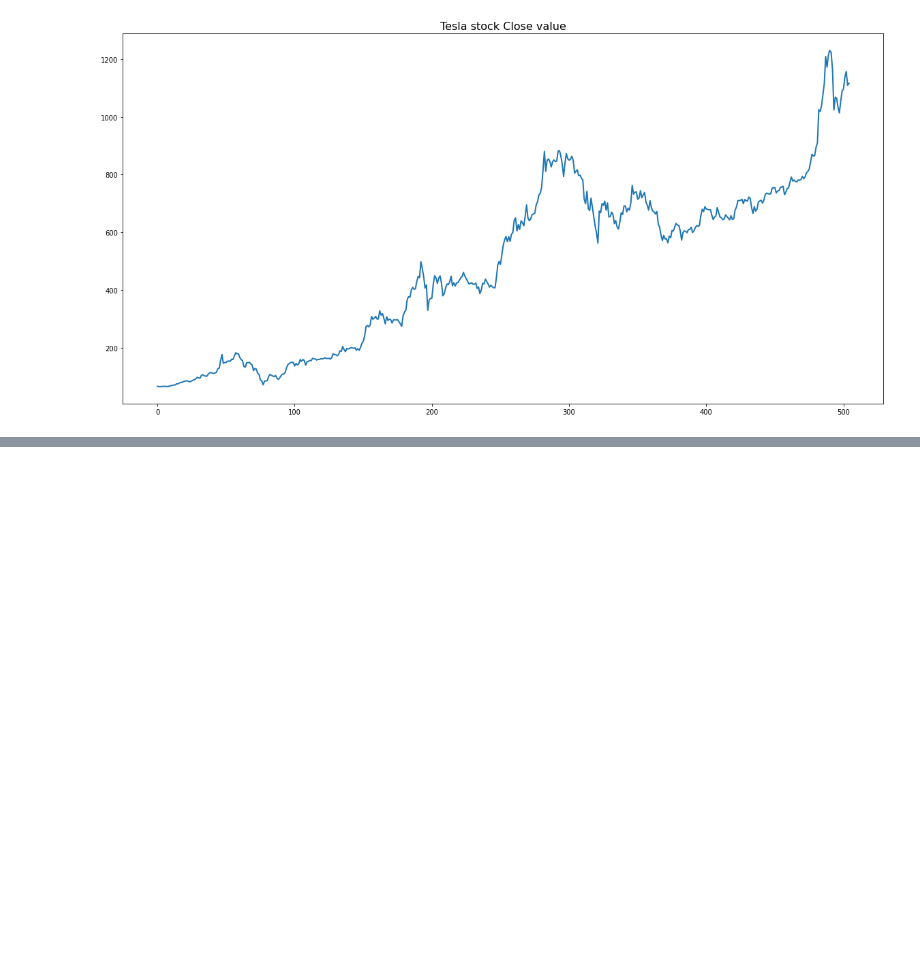
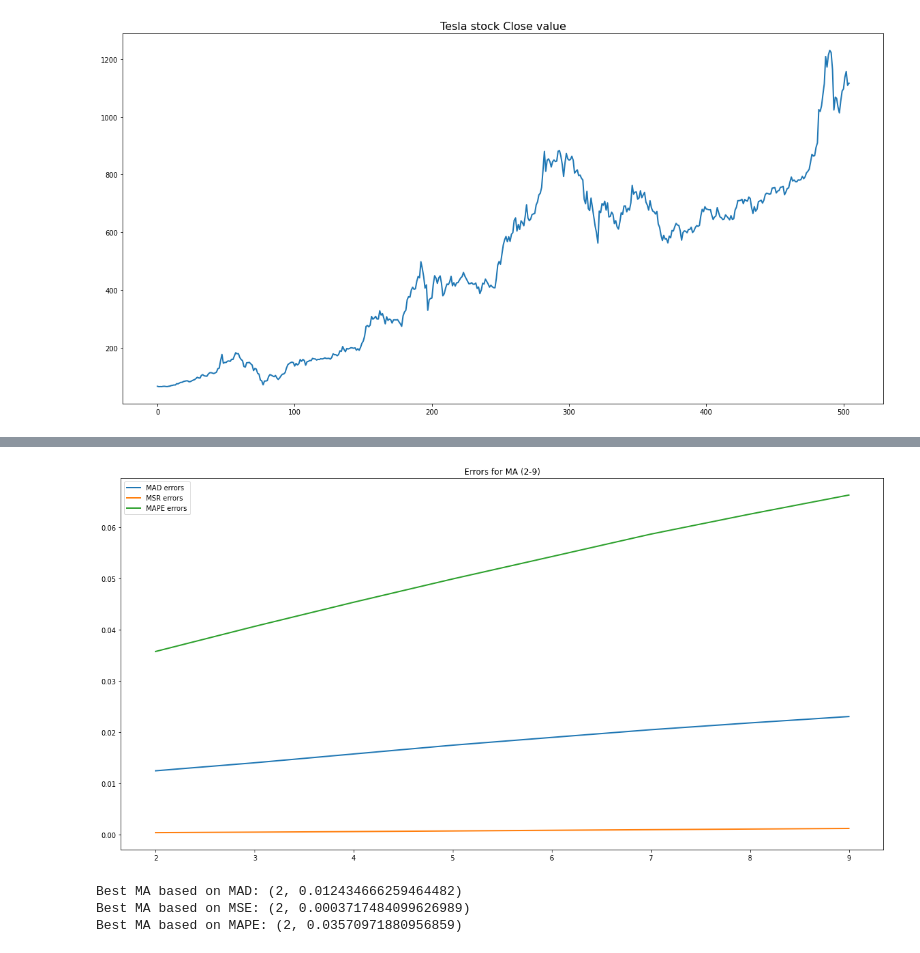
Before and after one commit to jafetimbre/verbose-projects, a Jupyter notebook: statistics/stock-price-pred/stock.ipynb, the cells around one changed output, grey strips where cells are left out. Cells and saved outputs as stored; diff of their text form; code cells hidden in the pictures; blank space fills up the shorter version.

```diff
--- a/statistics/stock-price-pred/stock.ipynb
+++ b/statistics/stock-price-pred/stock.ipynb
@@ -95,0 +137,27 @@ fig.show()
+# %%
+mad_errs = [ Errors.MAD(real, ma_results[i]) for i in range(8)]
+mse_errs = [ Errors.MSE(real, ma_results[i]) for i in range(8)]
+mape_errs = [ Errors.MAPE(real, ma_results[i]) for i in range(8)]
+# %%
+y_ax = [i for i in range(2, 10)]
+plt.figure(figsize=(20,10))
+plt.title(f"Errors for MA (2-9)")
+plt.plot(y_ax, mad_errs, label="MAD errors", linewidth=2)
+plt.plot(y_ax, mse_errs, label="MSR errors", linewidth=2)
+plt.plot(y_ax, mape_errs, label="MAPE errors", linewidth=2)
+plt.legend()
+fig.show()
+# %% [output]
+[figure, added]
+# %%
+mad_best_ma = MovingAverage.solve(real, Errors.MAD, rng=[2,3,4,5,6,7,8,9])
+mse_best_ma = MovingAverage.solve(real, Errors.MSE, rng=[2,3,4,5,6,7,8,9])
+mape_best_ma = MovingAverage.solve(real, Errors.MAPE, rng=[2,3,4,5,6,7,8,9])
+
+print(f"Best MA based on MAD: {mad_best_ma}")
+print(f"Best MA based on MSE: {mse_best_ma}")
+print(f"Best MA based on MAPE: {mape_best_ma}")
+# %% [output]
+Best MA based on MAD: (2, 0.012434666259464482)
+Best MA based on MSE: (2, 0.0003717484099626989)
+Best MA based on MAPE: (2, 0.03570971880956859)
```
Also changed, not shown: parts of 20 cells of this notebook.
